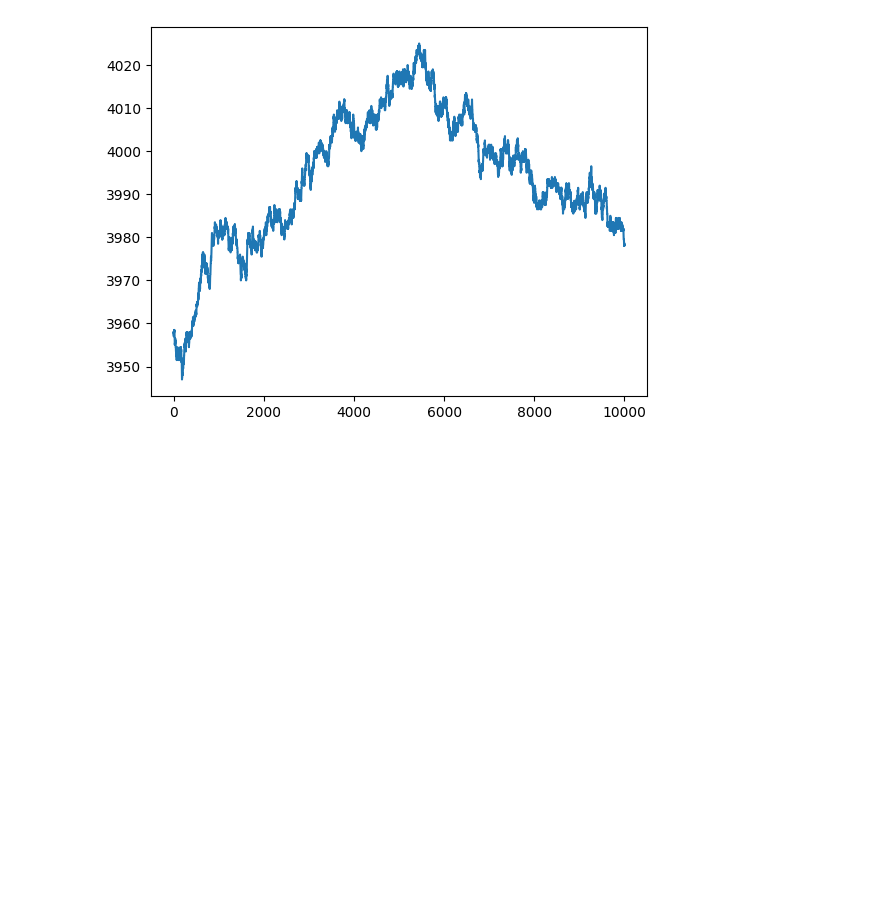
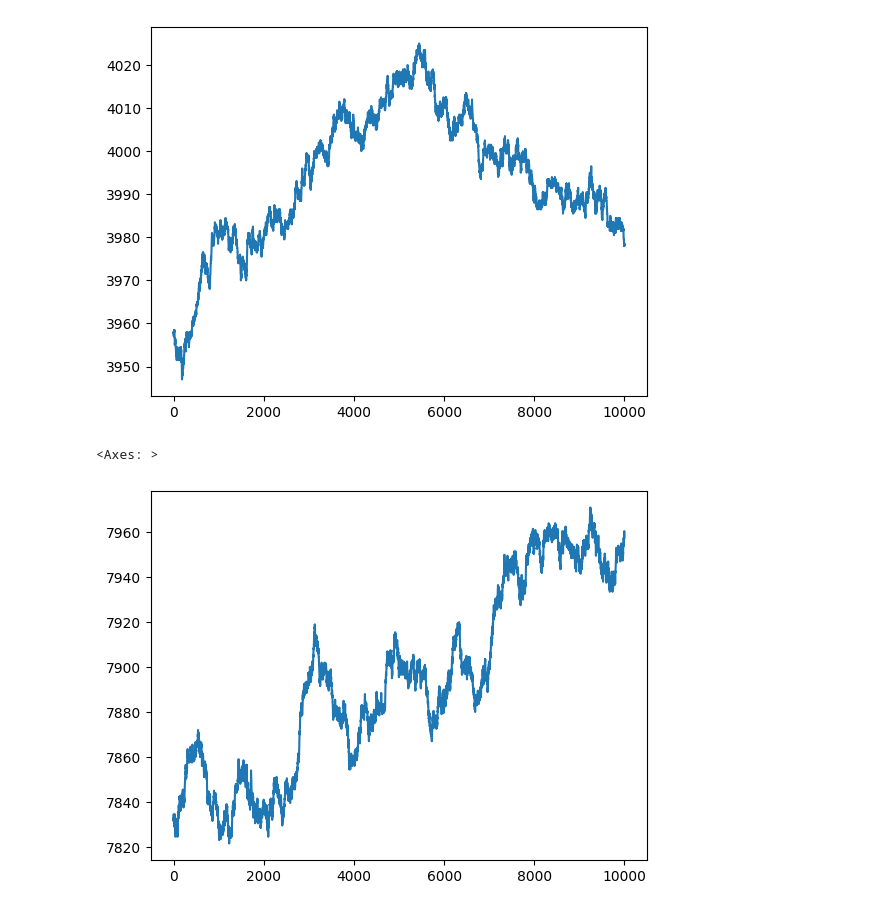
Before and after one commit to felixpoirier1/Prosperity, a Jupyter notebook: round_5_test.ipynb, the cells around one changed output. Saved outputs shown, nothing was run; the diff lists cells and outputs as text; code cells hidden in the pictures; blank space fills up the shorter version.

```diff
--- a/round_5_test.ipynb
+++ b/round_5_test.ipynb
@@ -202,4 +187,9 @@ plt.plot(strawberries.mid_price)
 # %% [output]
 <Axes: >
 [figure]
+# %%
+(chocolate.mid_price).plot()
+# %% [output]
+<Axes: >
+[figure, added]
 # %%
```
Also changed, not shown: parts of 13 cells of this notebook.
